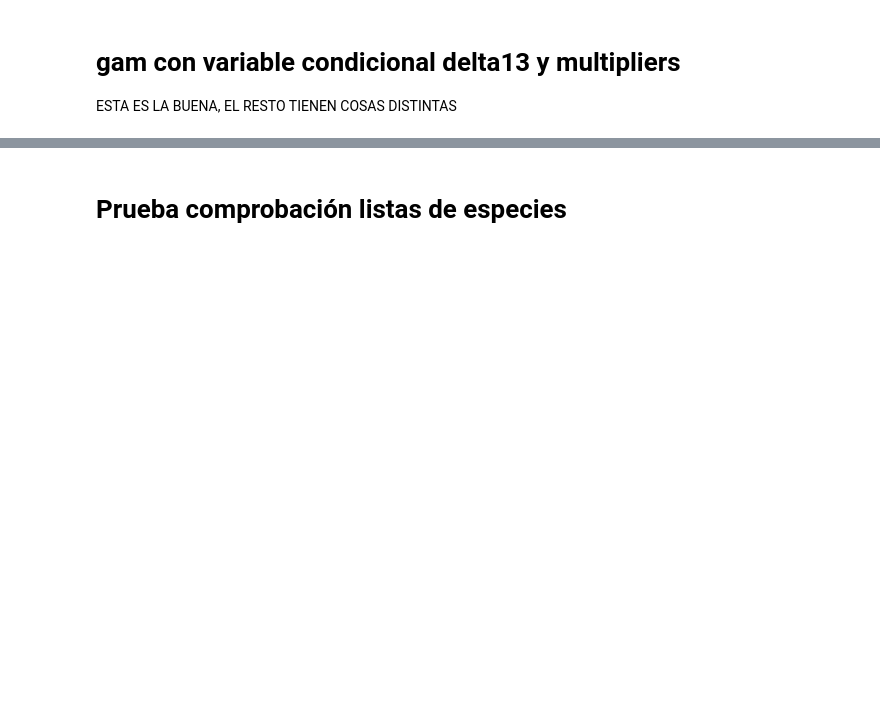
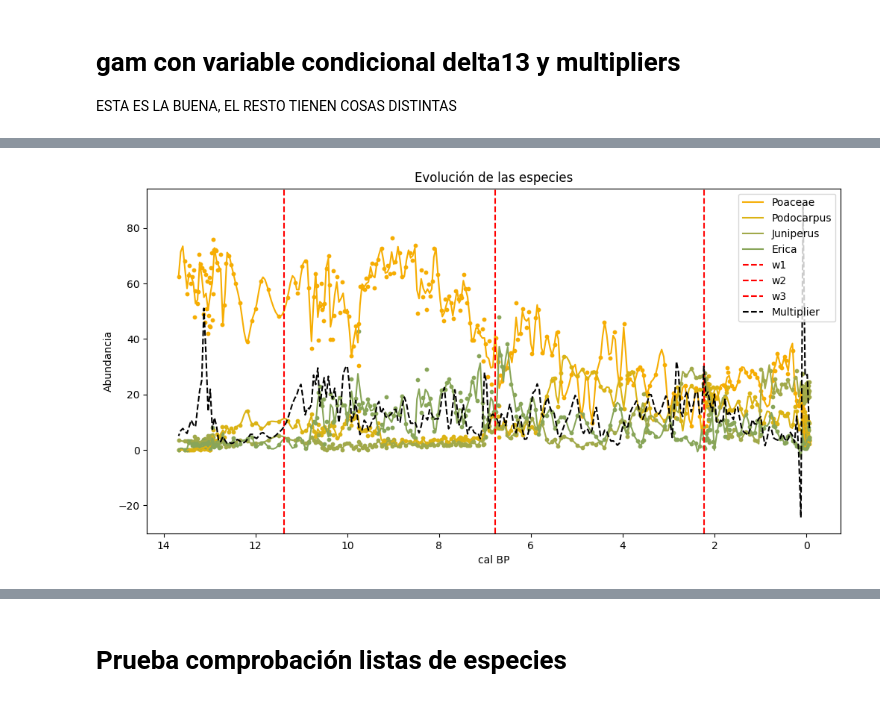
Before and after one commit to anacanoherranz/TFM, a Jupyter notebook: gam/tfm_nb_gam.ipynb, the cells around one changed output, grey strips where cells are left out. Drawn from its saved outputs; the diff is of its cells as text; code cells hidden in the pictures; blank space fills up the shorter version.

```diff
--- a/gam/tfm_nb_gam.ipynb
+++ b/gam/tfm_nb_gam.ipynb
@@ -7,6 +19,9 @@ import seaborn as sns
 # lectura datos
 # %%
 df_basa_full=pd.read_csv('basa_original.csv')
+df_gg_full=pd.read_csv('gg_original.csv')
+df_gg_pollen_full=pd.read_csv('gg_original_pollen.csv')
+df_gg_2=pd.read_csv('bale_pollen.csv')
 # %%
 non_aquatic_species = 'Abies,Pinus,Juniperus,Taxus,Betula,Corylus,Alnus,Carpinus,Salix,Ulmus,Populus,Acer,Fraxinus,Fagus,Tilia,Juglans,Castanea,Quercus caducifolio,Quercus perennifolio,Pistacia,Rhamnus,Phillyrea,Buxus,Sambucus,Viburnum,Sanguisorba,Tamarix,Thymelaeaceae,Ephedra distachya,Ephedra fragilis,Ericaceae,Hereda helix,Ilex aquifolium,Viscum album,Lonicera,Vitis,Oleaceae,Myrtus,Olea,Poaceae,Lygeum spartum,Artemisia,Cichorioideae,Asteroideae,Cardueae,Rubiaceae,Centaurea,Chenopodiaceae,Caryophyllaceae,Plantago,Brassicaceae,Saxifragaceae,Fabaceae,Genista,Lotus type,Trifolium type,Rosaceae,Ribes,Boraginaceae,Sedum,Helianthemum,Lamiaceae,Urticaceae,Rumex,Berberidaceae,Euphorbiaceae,Primulaceae,Scrophulariaceae,Papaver,Campanulaceae,Convolvulaceae,Liliaceae,Iridaceae,Crassulaceae,Ranunculaceae,Cistaceae,Galium,Apiaceae,Valerianaceae,Cerealia type,Polygonaceae,Ranunculus'
 
@@ -80,0 +76,16 @@ memory usage: 98.6 KB
+# %%
+myspecies = 'Alchemilla,Chenopodiaceae,Artemisia,Cichoroideae,Asteroideae,Carduus,Asteraceae,Vernonia,Polygonum,Tribulus,Galium,Brassicaceae,Caryophylaceae,Swertia,Senecio,Erica,Hypericum,Anthospermum,Cerastium,Apiaceae,Podocarpus,Euclea,Hagenia,Juniperus,Myrsine,Rapanea,Rosa,Schefflera,Brucea,Sapotaceae,Iridaceae,Anthyllis,Maytenus,Buxus,Psydrax,Celastraceae,Celtis,Dodonaea,Ekebergia,Ephedra,Clematis,Myrica,Hypoestes,Ziziphus,Acanthus,Allophylus,Acacia,Combretum,Commiphora,Cussonia,Dobera,Lannea,Macaranga,Olea,Jasminum,Rhus,Securinega,Teclea,Zanthoxylum,Cassia,Capparidaceae,Acalypha,Euphorbia,Euphorbiacea,Phyllantus,Tamarindus,Alchornea,Aloe,Asphodellus,Leguminosae,Rubiaceae,Blepharis,Justicia,Heliotropium,Kohautia,Indigofera,Lamiaceae,Cerealia,Plantago,Planceolata,Poaceae,Rumex,Solanum,Urticaceae,Ricinus,Saussurea'.replace(' ','_').split(',')
+
+df_gg_prov=df_gg_pollen_full[
+    [c for c in df_gg_pollen_full.columns if c in myspecies]
+]
+
+
+#unir los dos df
+df_gg=pd.concat([df_gg_full, df_gg_prov], axis=1)
+
+#renombrar columna "ka.BP" a "cal BP"
+df_gg.rename(columns={"ka.BP": "cal BP"}, inplace=True)
+df_gg_2.rename(columns={"kaBP": "cal BP"}, inplace=True)
+
+df_gg.head()
@@ -1901,0 +2706,29 @@ Archivo guardado: series_equidistantes_gam_delta_mult.pkl
+# %%
+import matplotlib.pyplot as plt
+df_porcentajes=df_gg_2[myspecies].div(df_gg_2[myspecies].sum(axis=1), axis=0) * 100
+df_porcentajes['cal BP']=df_gg_2['cal BP']
+# plot varias especies
+#escoger las 3 especies con mayor abundancia media en el df original
+especies_max=df_porcentajes[myspecies].mean().sort_values(ascending=False).head(4).index.tolist()
+especies_plot=especies_max
+plt.figure(figsize=(12, 6))
+for sp in especies_plot:
+    plt.plot(df_equidistante['cal BP'], df_equidistante[sp], label=sp)
+    plt.scatter(df_porcentajes['cal BP'], df_porcentajes[sp], s=10)  # puntos originales
+
+
+#plotear lineas verticales separando las ventanas
+plt.axvline(x=df_equidistante["cal BP"][50], color='red', linestyle='--', label='w1')
+plt.axvline(x=df_equidistante["cal BP"][149], color='red', linestyle='--', label='w2')
+plt.axvline(x=df_equidistante["cal BP"][249], color='red', linestyle='--', label='w3')
+plt.plot(df_equidistante['cal BP'], df_equidistante['Multiplier'], label='Multiplier', color='black', linestyle='--')
+plt.gca().invert_xaxis()  # invertir eje x para tiempo
+
+plt.xlabel('cal BP')
+#plt.ylim(0,50)
+plt.ylabel('Abundancia')
+plt.title('Evolución de las especies')
+plt.legend()
+plt.show()
+# %% [output]
+[figure, added]
```
Also changed, not shown: parts of 16 cells of this notebook, 24 other files.
